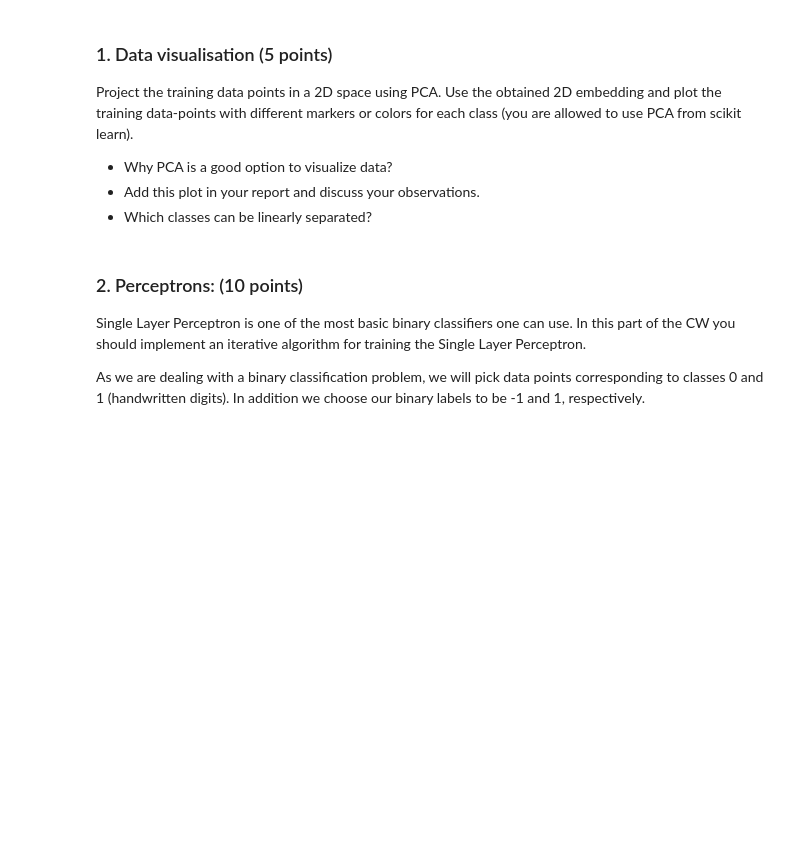
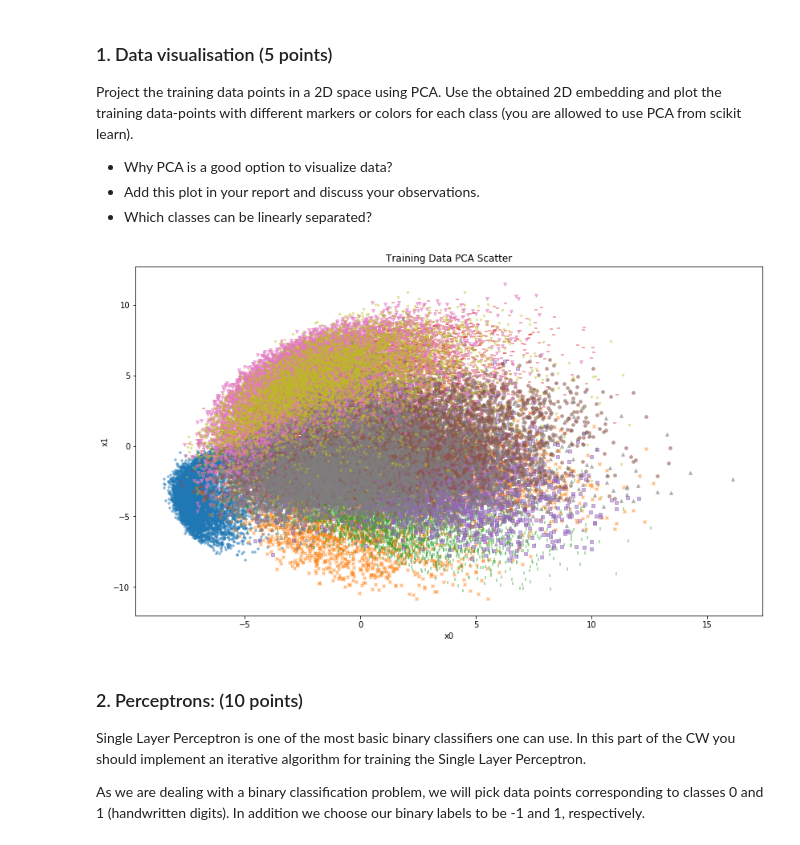
Before and after one commit to MilkyLatte/C3PONets, a Jupyter notebook: CW2_DL.ipynb, the cells around one changed output. Cells and saved outputs as stored; diff of their text form; code cells hidden in the pictures; blank space fills up the shorter version.

```diff
--- a/CW2_DL.ipynb
+++ b/CW2_DL.ipynb
@@ -76,6 +76,27 @@ Project the training data points in a 2D space using PCA. Use the obtained 2D em
 - Why PCA is a good option to visualize data?
 - Add this plot in your report and discuss your observations.
 - Which classes can be linearly separated?
+# %%
+import numpy as np
+import matplotlib.pyplot as plt
+from sklearn import decomposition
+
+pca = decomposition.PCA(n_components=2)
+pca.fit(x_train)
+x_train_pca = pca.transform(x_train)
+
+plt.figure(figsize=(14,8))
+marker= ['+', 'x','|','_','s','8','v','^','1','2']
+
+for i in range (10):
+    plt.scatter(x_train_pca[y_train == i+1,0], x_train_pca[y_train == i+1,1], alpha = 0.5, s = 15, marker=marker[i])
+
+plt.title('Training Data PCA Scatter')
+plt.xlabel('x0')
+plt.ylabel('x1')
+plt.show()
+# %% [output]
+[figure, added]
 # %% [markdown]
 ### 2. Perceptrons: (10 points)
 Single Layer Perceptron is one of the most basic binary classifiers one can use. In this part of the CW you should implement an iterative algorithm for training the Single Layer Perceptron.
```
Also changed, not shown: parts of 4 cells of this notebook.
